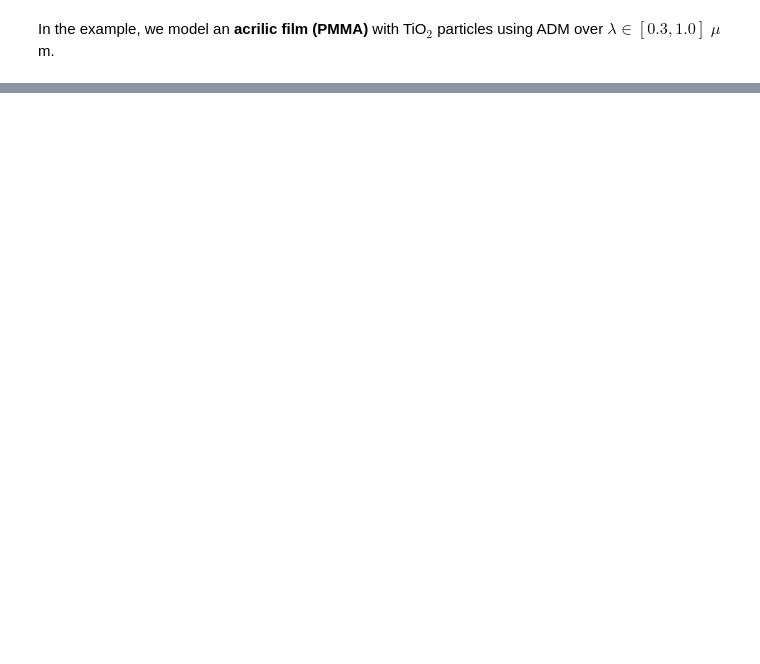
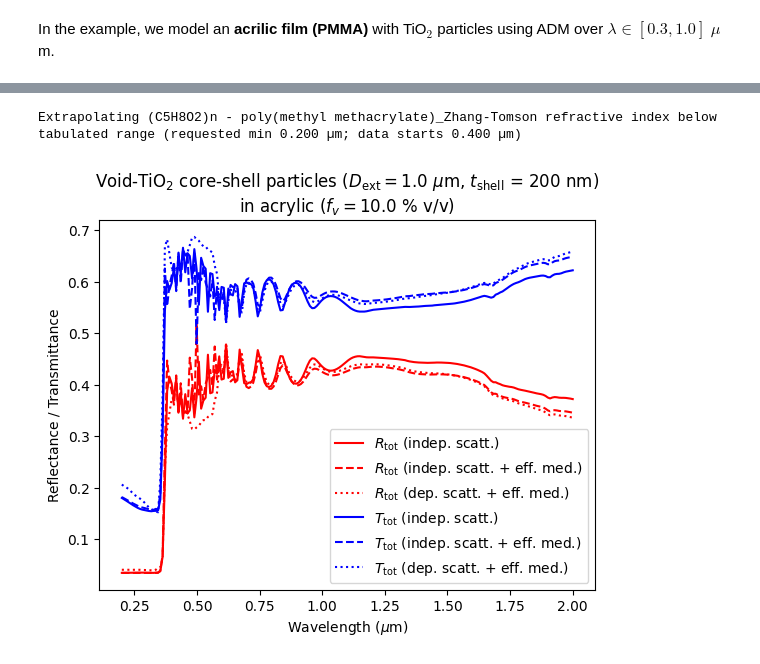
Before and after one commit to PanxoPanza/empylib, a Jupyter notebook: docs/rad_transfer_test.ipynb, the cells around one changed output, grey strips where cells are left out. Drawn from its saved outputs; the diff is of its cells as text; code cells hidden in the pictures; blank space fills up the shorter version.

```diff
--- a/docs/rad_transfer_test.ipynb
+++ b/docs/rad_transfer_test.ipynb
@@ -193,0 +203,48 @@ plt.show()
+# %%
+# core-shell dimensions
+t_shell = 0.200     # shell thickness in um
+De = 1.0            # outer diameter (microns)
+Di = De - 2*t_shell # inner diameter (microns)
+
+# core-shell refractive index
+Ni = 1.0            # core refractive index (air)
+Ne = nk.TiO2(lam)   # shell refractive index (TiO2)
+
+Nh = nk.PMMA(lam)   # host refractive index (PMMA)
+
+# data must be added in list format
+Dp = [Di, De]       # list of diameters
+Np = [Ni, Ne]       # list of refractive indices
+# %% [output]
+Extrapolating (C5H8O2)n - poly(methyl methacrylate)_Zhang-Tomson refractive index below tabulated range (requested min 0.200 µm; data starts 0.400 µm)
+# %%
+# calculations with independent scattering and no effective medium
+Ttot, Rtot, Tspec, Rspec = rt.adm_sphere(lam, Nh, Np, Dp, fv, tfilm)
+
+# calculations with independent scattering and effective medium
+Ttot_eff, Rtot_eff, *_ = rt.adm_sphere(lam, Nh, Np, Dp, fv, tfilm,
+                                     effective_medium=True)
+
+# calculations with dependent scattering and effective medium
+Ttot_ds_eff, Rtot_dsds_eff, *_ = rt.adm_sphere(lam, Nh, Np, Dp, fv, tfilm,
+                                     dependent_scatt=True,
+                                     effective_medium=True)
+# %%
+# plotting reflectance
+plt.plot(lam,Rtot,'-r',label='$R_\mathrm{tot}$ (indep. scatt.)')
+plt.plot(lam,Rtot_eff,'--r',label='$R_\mathrm{tot}$ (indep. scatt. + eff. med.)')
+plt.plot(lam,Rtot_dsds_eff,':r',label='$R_\mathrm{tot}$ (dep. scatt. + eff. med.)')
+
+# plotting transmittance
+plt.plot(lam,Ttot,'-b',label='$T_\mathrm{tot}$ (indep. scatt.)')
+plt.plot(lam,Ttot_eff,'--b',label='$T_\mathrm{tot}$ (indep. scatt. + eff. med.)')
+plt.plot(lam,Ttot_ds_eff,':b',label='$T_\mathrm{tot}$ (dep. scatt. + eff. med.)')
+
+plt.xlabel('Wavelength ($\mu$m)')
+plt.ylabel('Reflectance / Transmittance')
+plt.title(f'Void-TiO$_2$ core-shell particles ($D_\mathrm{{ext}} = ${De:.1f} $\mu$m, $t_\mathrm{{shell}}$ = {t_shell*1E3:.0f} nm)\nin acrylic ($f_v = ${fv*100:.1f} % v/v)')
+plt.legend()
+# plt.ylim(0,1)
+plt.show()
+# %% [output]
+[figure, added]
```
Also changed, not shown: parts of 19 cells of this notebook, 2 other files.
